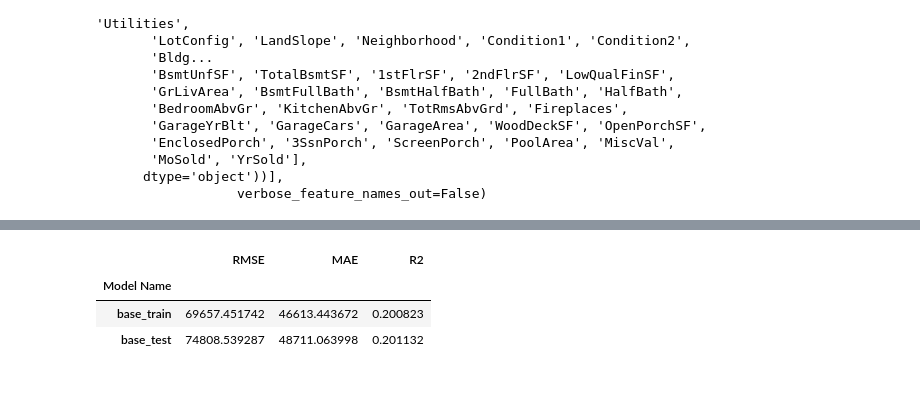
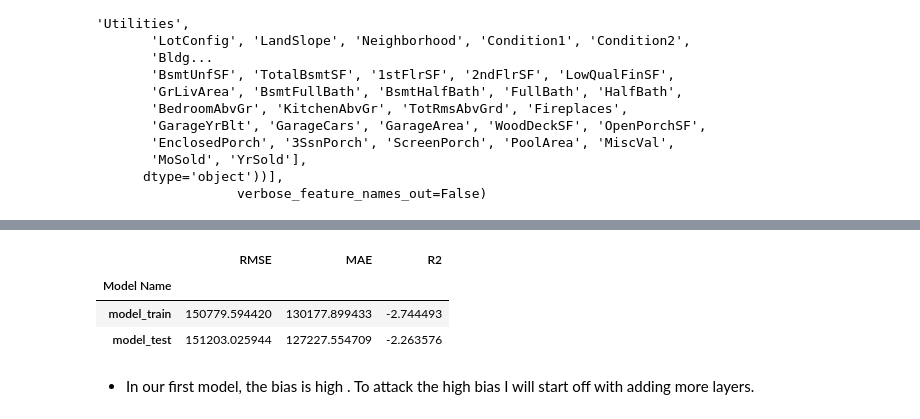
Before and after one commit to carlolopez03/Neural-Networks, a Jupyter notebook: House Price Predictions.ipynb, the cells around one changed output, grey strips where cells are left out. Saved outputs shown, nothing was run; the diff lists cells and outputs as text; code cells hidden in the pictures; blank space fills up the shorter version.

```diff
--- a/House Price Predictions.ipynb
+++ b/House Price Predictions.ipynb
@@ -158,7 +159,7 @@ def build_model():
     # Add first hidden layer with 3 neurons THIS IS NOT THE INPUT LAYER!
     # Tell Keras how to construct the input layer shape using input_dim
     model.add(Dense(10, activation='relu', input_dim=X_train_proc.shape[1]))
-    model.add(Dense(10, activation='relu'))
+    model.add(Dense(5, activation='relu'))
 
     # Add output layer with 1 node
     model.add(Dense(1, activation='linear'))
@@ -209,8 +210,8 @@ plot_history(history)
 train_preds = model.predict(X_train_proc)
 test_preds = model.predict(X_test_proc)
 
-train_scores = eval_regression(y_train, train_preds, name='base_train')
-test_scores = eval_regression(y_test, test_preds, name='base_test')
+train_scores = eval_regression(y_train, train_preds, name='model_train')
+test_scores = eval_regression(y_test, test_preds, name='model_test')
 
 scores = pd.concat([train_scores, test_scores])
 scores
@@ -220,4 +221,6 @@ scores
 |  | RMSE | MAE | R2 |
 | Model Name |  |  |  |
-| base_train | 69657.451742 | 46613.443672 | 0.200823 |
-| base_test | 74808.539287 | 48711.063998 | 0.201132 |
+| model_train | 150779.594420 | 130177.899433 | -2.744493 |
+| model_test | 151203.025944 | 127227.554709 | -2.263576 |
+# %% [markdown]
+- In our first model, the bias is high . To attack the high bias I will start off with adding more layers.
```
Also changed, not shown: parts of 21 cells of this notebook.
